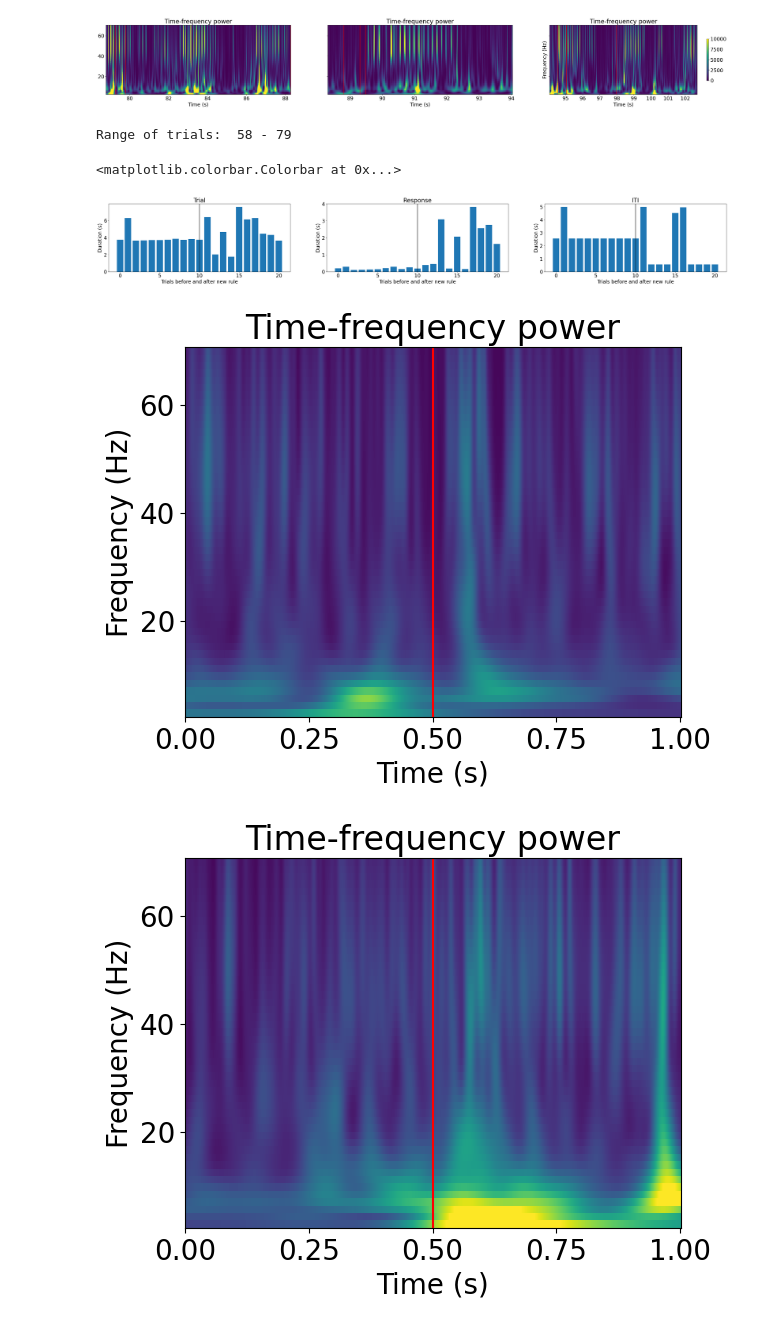
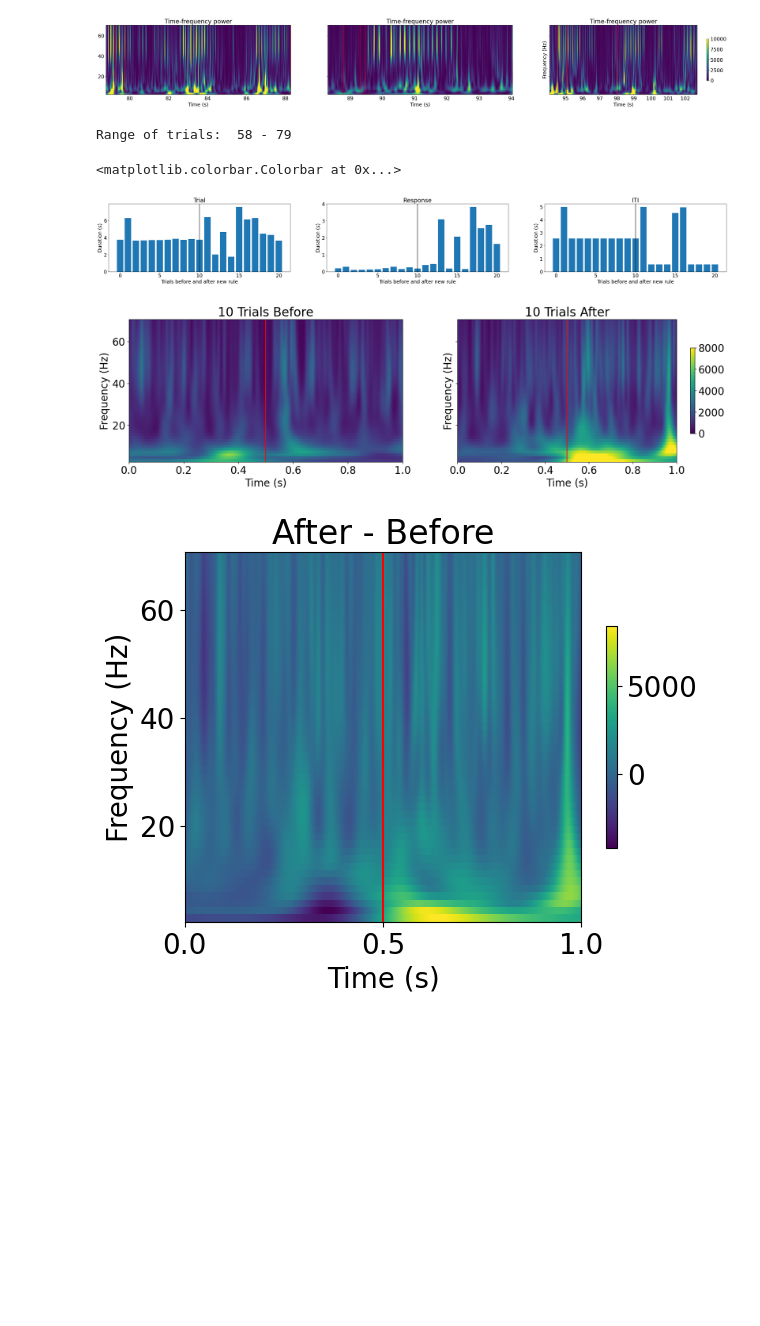
Before and after one commit to Cestarellasmartin/PLRNN, a Jupyter notebook: Data_Organization/LFP_Analysis/LFP_exploration.ipynb, the cells around one changed output. Drawn from its saved outputs; the diff is of its cells as text; code cells hidden in the pictures; blank space fills up the shorter version.

```diff
--- a/Data_Organization/LFP_Analysis/LFP_exploration.ipynb
+++ b/Data_Organization/LFP_Analysis/LFP_exploration.ipynb
@@ -674,44 +674,46 @@ ax[1].set_title("Response")
 # ITI
 ax[2].bar(range(len(trial_duration)),iti_duration)
 ax[2].axvline(10,c='k')
 ax[2].set_ylabel("Duration (s)")
 ax[2].set_xlabel("Trials before and after new rule")
 ax[2].set_title("ITI")
 
 # Frozen time
 sampling_length = session_ttl["TTL_closed_loop"][trial_ini]-session_ttl["TTL_start"][trial_ini]
 section_length = trial_end-trial_ini
 section_froz = np.full((nfrex,sampling_length,section_length),np.nan)
 k=0
 for i in range(trial_ini,trial_end):
     Tcc = session_ttl["TTL_closed_loop"][i]
     Ti = Tcc-sampling_length
     section_froz[:,:,k]=tf[:,Ti:Tcc]
     k+=1
 
 bef = section_froz[:,:,0:11].mean(2)
 aft = section_froz[:,:,11::].mean(2)
-plt.figure()
-pcm = plt.pcolormesh(np.linspace(0,sampling_length/2500,sampling_length),frex,bef,vmin=0,vmax=8e3)
-plt.axvline(0.5,c="r")
-plt.xlabel('Time (s)'), plt.ylabel('Frequency (Hz)')
-plt.title('Time-frequency power')
-plt.figure()
-pcm = plt.pcolormesh(np.linspace(0,sampling_length/2500,sampling_length),frex,aft,vmin=0,vmax=8e3)
-plt.xlabel('Time (s)'), plt.ylabel('Frequency (Hz)')
-plt.title('Time-frequency power')
-plt.axvline(0.5,c="r")
 
 
+# Intial and Final temporal points
+fig,ax = plt.subplots(1, 2, figsize = (21,5), sharey = True)
+pcm = ax[0].pcolormesh(np.linspace(0,sampling_length/2500,sampling_length),frex,bef,vmin=0,vmax=8e3)
+ax[0].axvline(0.5,c="r")
+ax[0].set_xlabel('Time (s)'), ax[0].set_ylabel('Frequency (Hz)')
+ax[0].set_title('10 Trials Before')
+pcm = ax[1].pcolormesh(np.linspace(0,sampling_length/2500,sampling_length),frex,aft,vmin=0,vmax=8e3)
+ax[1].axvline(0.5,c="r")
+ax[1].set_xlabel('Time (s)'), ax[1].set_ylabel('Frequency (Hz)')
+ax[1].set_title('10 Trials After')
+fig.colorbar(pcm, shrink=0.6)
+
 plt.figure()
-pcm = plt.pcolormesh(np.linspace(0,sampling_length/2500,sampling_length),frex,(aft-bef)/np.abs(aft-bef).max())
+pcm = plt.pcolormesh(np.linspace(0,sampling_length/2500,sampling_length),frex,(aft-bef))
 plt.xlabel('Time (s)'), plt.ylabel('Frequency (Hz)')
-plt.title('Time-frequency power')
+plt.title('After - Before')
 plt.axvline(0.5,c="r")
 plt.colorbar(pcm, shrink=0.6)
 # %% [output]
 Range of trials:  58 - 79
 <matplotlib.colorbar.Colorbar at 0x...>
 [figure]
-[figure, old version]
+[figure, new version]
-[figure, old version]
+[figure, new version]
```
Also changed, not shown: parts of 3 cells of this notebook.
